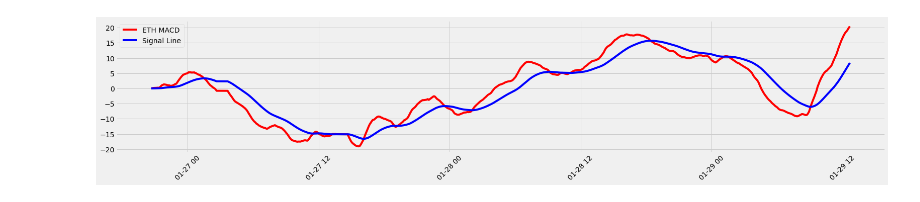
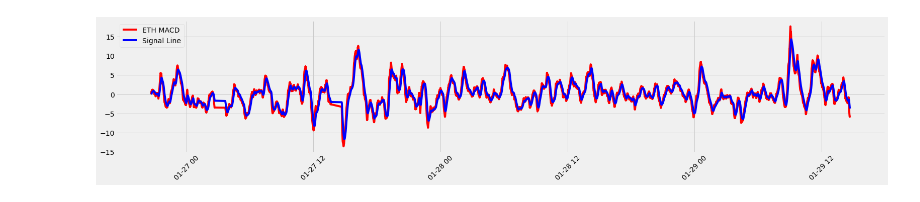
Before and after one commit to jsngalloway/night-trader, a Jupyter notebook: notebooks/macd_based/backwards_macd.ipynb, the cells around one changed output. Drawn from its saved outputs; the diff is of its cells as text; code cells hidden in the pictures.

```diff
--- a/notebooks/macd_based/backwards_macd.ipynb
+++ b/notebooks/macd_based/backwards_macd.ipynb
@@ -36,18 +36,22 @@ plt.show()
 # %%
 
+def createMacdAndSignalLines(macd_params, macd_multiplier):
+    ShortEMA = df.price.ewm(span=macd_params[0]*macd_multiplier, adjust=False).mean() #AKA Fast moving average
+    LongEMA = df.price.ewm(span=macd_params[1]*macd_multiplier, adjust=False).mean() #AKA Slow moving average
+    Macd = ShortEMA - LongEMA
+    signal = Macd.ewm(span=macd_params[2]*macd_multiplier, adjust=False).mean()
+    return (Macd, signal)
+
 macd_params = (12, 26, 9)
-macd_multiplier = 111
-ShortEMA = df.price.ewm(span=macd_params[0]*macd_multiplier, adjust=False).mean() #AKA Fast moving average
-LongEMA = df.price.ewm(span=macd_params[1]*macd_multiplier, adjust=False).mean() #AKA Slow moving average
-MACD = ShortEMA - LongEMA
-signal = MACD.ewm(span=macd_params[2]*macd_multiplier, adjust=False).mean()
+macd_multiplier = 5
+macd, signal = createMacdAndSignalLines(macd_params, macd_multiplier)
 
 plt.figure(figsize=(12.2*2,4.5)) #width = 12.2in, height = 4.5
-plt.plot(df.index, MACD, label='ETH MACD', color = 'red')
+plt.plot(df.index, macd, label='ETH MACD', color = 'red')
 plt.plot(df.index, signal, label='Signal Line', color='blue')
 plt.xticks(rotation=45)
 plt.legend(loc='upper left')
 plt.show()
 # %% [output]
-[figure, old version]
+[figure, new version]
 # %%
```
Also changed, not shown: parts of 4 cells of this notebook.
